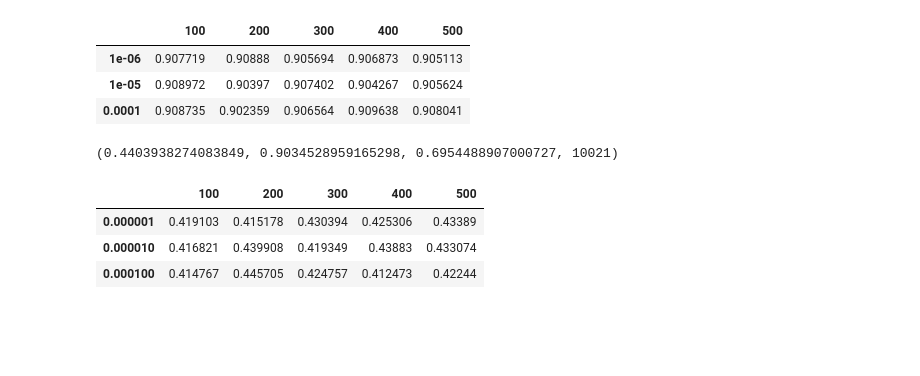
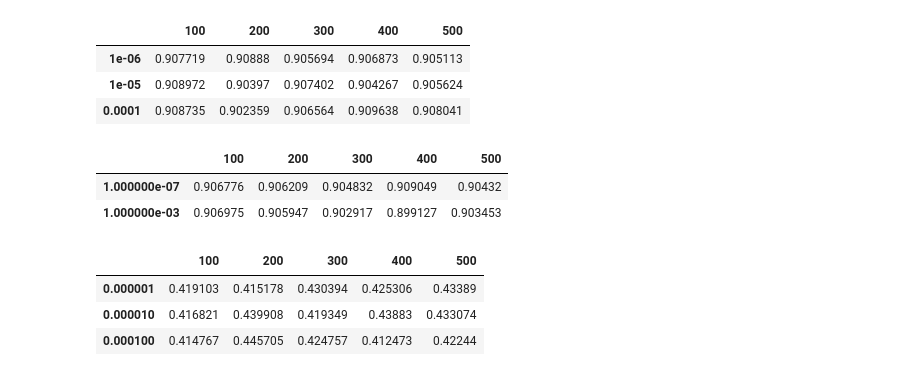
Before and after one commit to zweili/ml_project_2, a Jupyter notebook: EC Final Notebook.ipynb, the cells around one changed output. Drawn from its saved outputs; the diff is of its cells as text; code cells hidden in the pictures; blank space fills up the shorter version.

```diff
--- a/EC Final Notebook.ipynb
+++ b/EC Final Notebook.ipynb
@@ -850,10 +850,12 @@ r2_nn_pca_arr.style.background_gradient(cmap='summer')
 | 1e-06 | 0.907719 | 0.90888 | 0.905694 | 0.906873 | 0.905113 |
 | 1e-05 | 0.908972 | 0.90397 | 0.907402 | 0.904267 | 0.905624 |
 | 0.0001 | 0.908735 | 0.902359 | 0.906564 | 0.909638 | 0.908041 |
-# %%
-train_size
-# %% [output]
-(0.4403938274083849, 0.9034528959165298, 0.6954488907000727, 10021)
+# %%
+r2_nn_pca_line
+# %% [output]
+|  | 100 | 200 | 300 | 400 | 500 |
+| 1.000000e-07 | 0.906776 | 0.906209 | 0.904832 | 0.909049 | 0.90432 |
+| 1.000000e-03 | 0.906975 | 0.905947 | 0.902917 | 0.899127 | 0.903453 |
 # %%
 mse_nn_pca_arr
 # %% [output]
```
Also changed, not shown: parts of 8 cells of this notebook, 1 other file.
